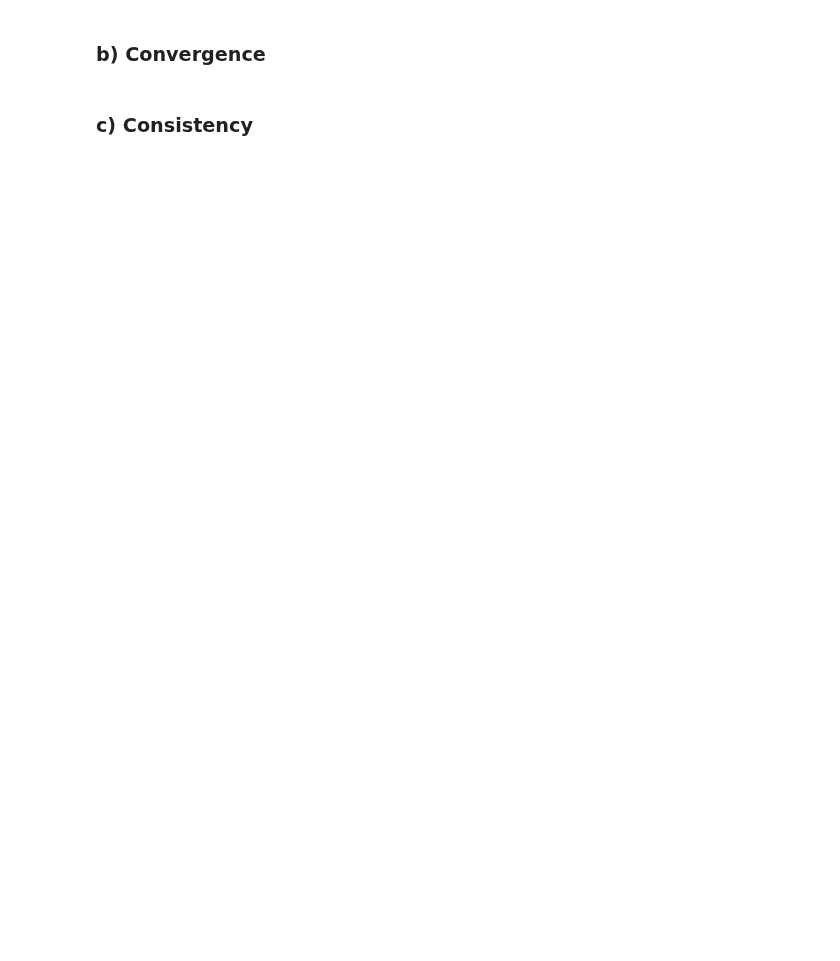
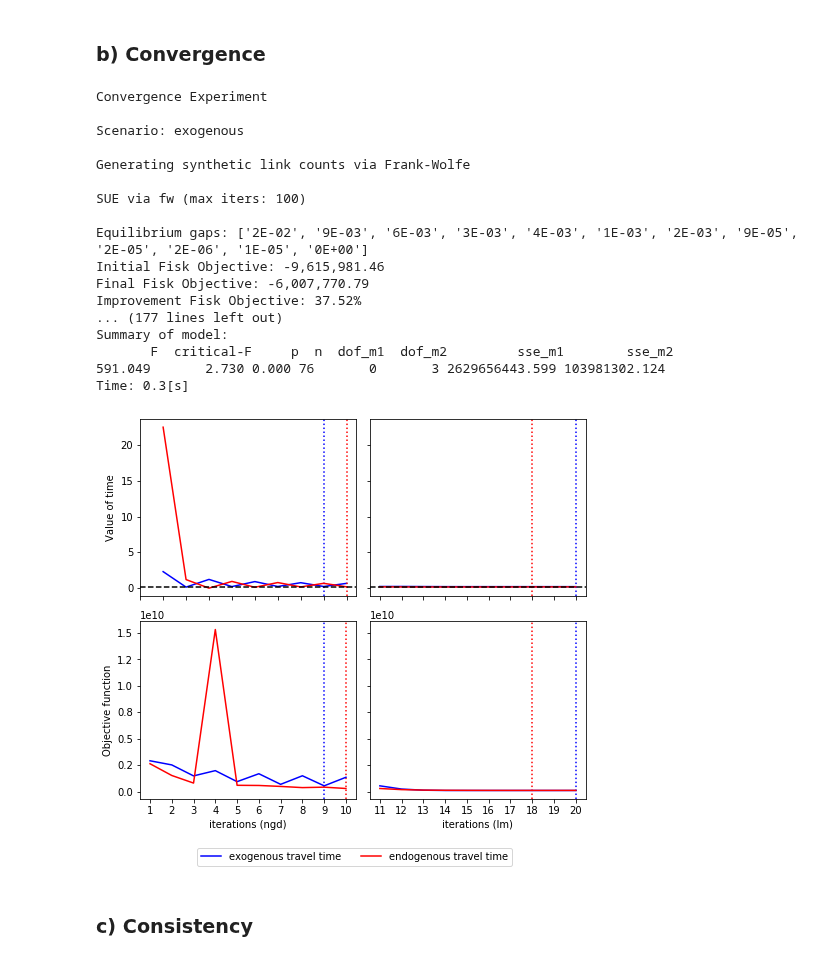
Before and after one commit to pabloguarda/isuelogit, a Jupyter notebook: notebooks/lue_experiments_tntp_network.ipynb, the cells around one changed output. Cells and saved outputs as stored; diff of their text form; code cells hidden in the pictures; blank space fills up the shorter version.

```diff
--- a/notebooks/lue_experiments_tntp_network.ipynb
+++ b/notebooks/lue_experiments_tntp_network.ipynb
@@ -229,35 +229,63 @@ Progress: |████████████████████| 100.0%
 ### b) Convergence
 # %%
 if run_experiment['convergence']:
+
+    equilibrator_convergence = isl.equilibrium.LUE_Equilibrator(
+            network = tntp_network,
+            max_iters=100,
+            method='fw',
+            iters_fw=100,
+            accuracy=1e-10,
+            exogenous_traveltimes=False,
+            paths_generator=paths_generator)
 
     outer_optimizer_norefined = isl.estimation.OuterOptimizer(
         method='ngd',
         iters=1,
         eta=_ETA_NGD
     )
 
     outer_optimizer_refined = isl.estimation.OuterOptimizer(
         method='lm',
         iters=1,
     )
 
     convergence_experiment = isl.experiments.ConvergenceExperiment(
         seed=_SEED,
         name='Convergence Experiment',
         folderpath=isl.config.dirs['output_folder'] + 'experiments/' + network_name,
         outer_optimizers=[outer_optimizer_norefined, outer_optimizer_refined],
         utility_function=utility_function,
         linkdata_generator=isl.factory.LinkDataGenerator(noise_params={'sd_x': _SD_X}),
-        equilibrator = equilibrator,
+        equilibrator = equilibrator_convergence,
         bilevel_iters=_BILEVEL_ITERS,
         network=tntp_network)
 
     # Generate new random features ('c,'s') and load them in the network
     tntp_network.load_features_data(
         linkdata=convergence_experiment.generate_random_link_features(
-        n_sparse_features=n_sparse_features))
+        n_sparse_features=0))
 
     convergence_experiment.run(range_initial_values = None, replicate_report = False)
+# %% [output]
+Convergence Experiment
+
+Scenario: exogenous
+
+Generating synthetic link counts via Frank-Wolfe
+
+SUE via fw (max iters: 100)
+
+Equilibrium gaps: ['2E-02', '9E-03', '6E-03', '3E-03', '4E-03', '1E-03', '2E-03', '9E-05', '2E-05', '2E-06', '1E-05', '0E+00']
+Initial Fisk Objective: -9,615,981.46
+Final Fisk Objective: -6,007,770.79
+Improvement Fisk Objective: 37.52%
+... (177 lines left out)
+Summary of model:
+       F  critical-F     p  n  dof_m1  dof_m2         sse_m1        sse_m2
+591.049       2.730 0.000 76       0       3 2629656443.599 103981302.124
+Time: 0.3[s]
+[figure, added]
 # %% [markdown]
 ### c) Consistency
 # %%
```
Also changed, not shown: parts of 10 cells of this notebook.
